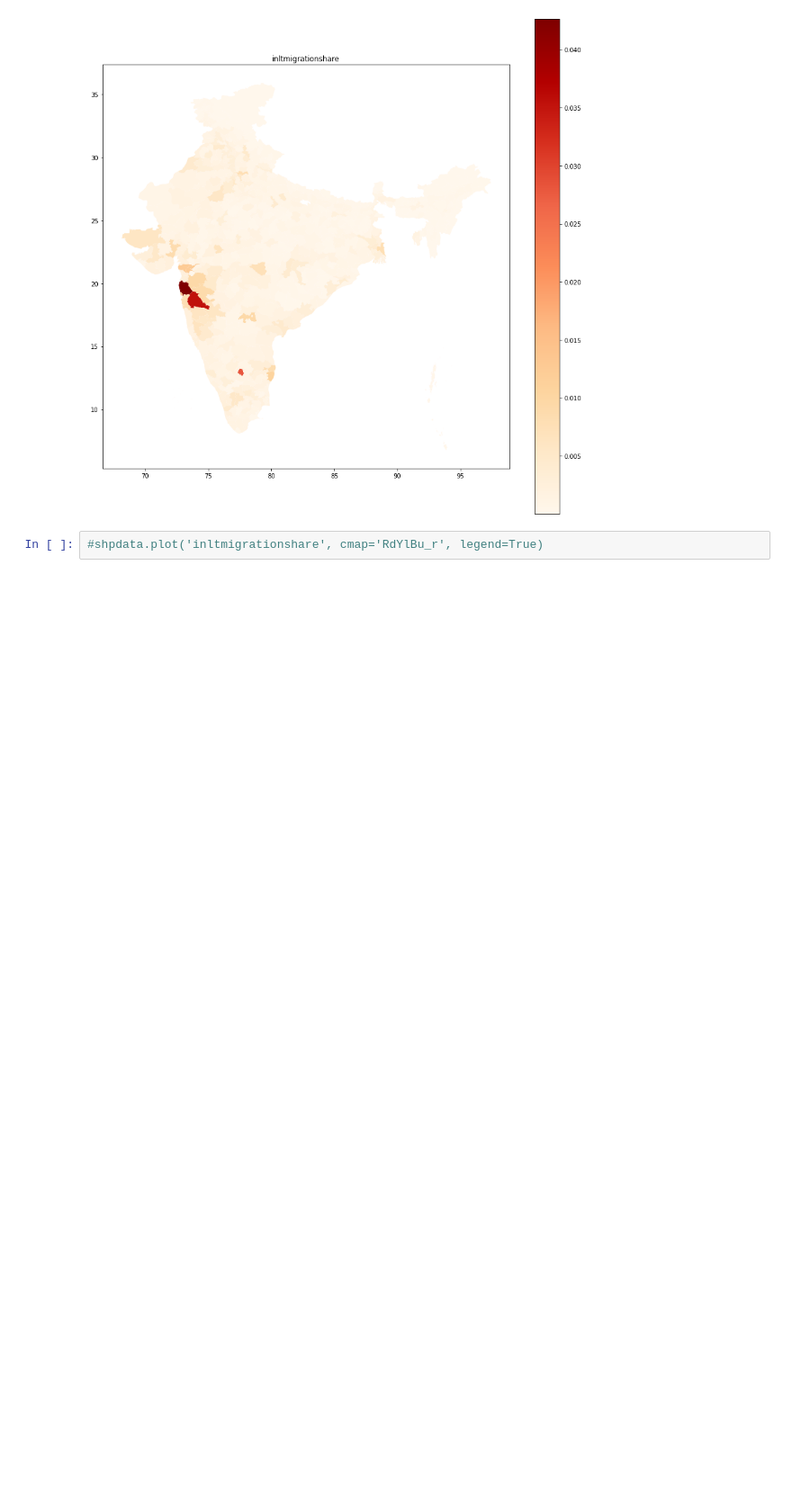
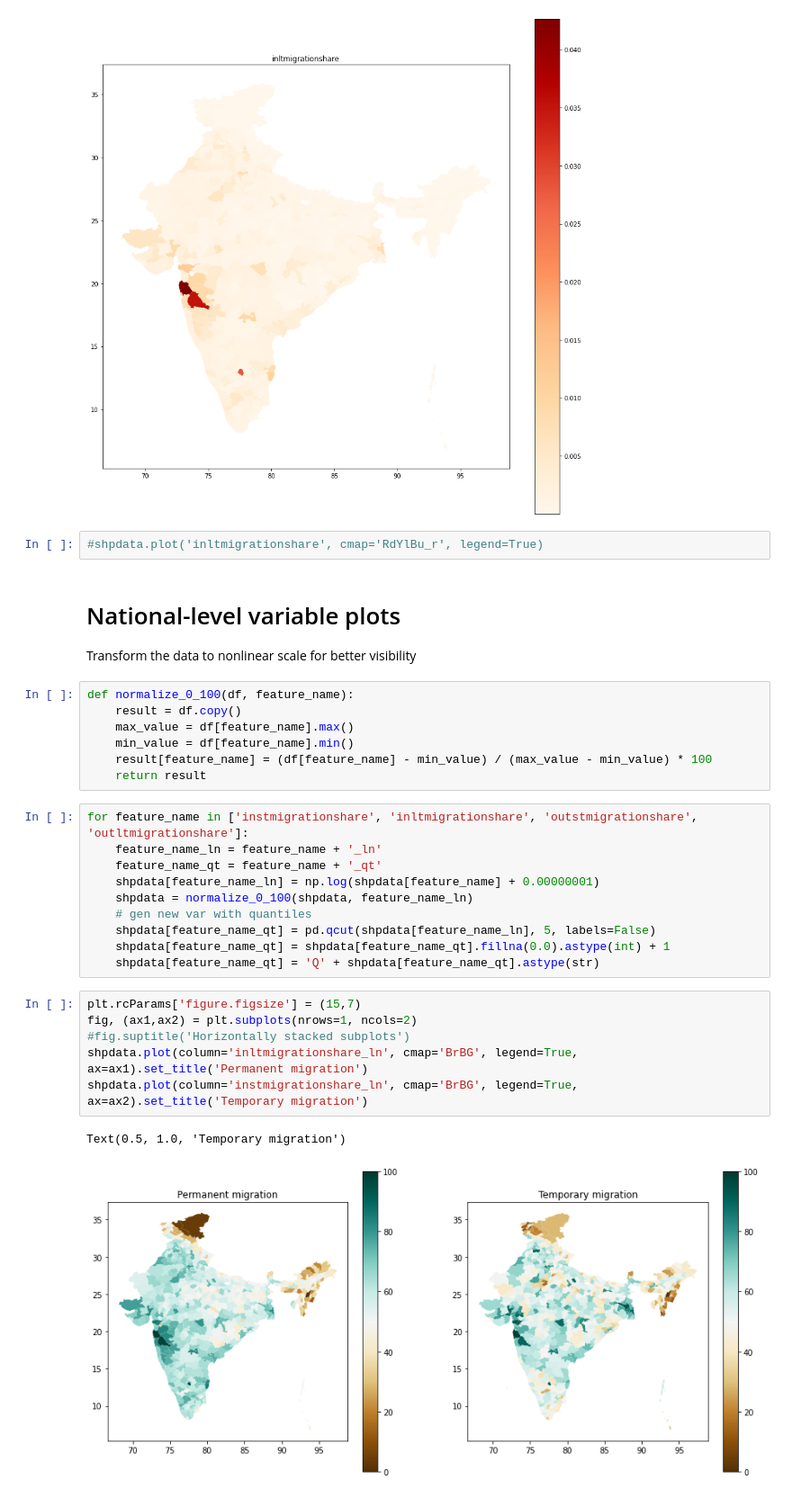
Before and after one commit to devdatalab/covid, a Jupyter notebook: e/explore_migration.ipynb, the cells around one changed output. Shown at 90% size. Cells and saved outputs as stored; diff of their text form; blank space fills up the shorter version.

Commit message:
Update migration plots, ignore ipynb_checkpoints

```diff
--- a/e/explore_migration.ipynb
+++ b/e/explore_migration.ipynb
@@ -28,3 +33,32 @@ Text(0.5, 1.0, 'inltmigrationshare')
 [figure]
 # %%
 #shpdata.plot('inltmigrationshare', cmap='RdYlBu_r', legend=True)
+# %% [markdown]
+# National-level variable plots
+Transform the data to nonlinear scale for better visibility
+# %%
+def normalize_0_100(df, feature_name):
+    result = df.copy()
+    max_value = df[feature_name].max()
+    min_value = df[feature_name].min()
+    result[feature_name] = (df[feature_name] - min_value) / (max_value - min_value) * 100
+    return result
+# %%
+for feature_name in ['instmigrationshare', 'inltmigrationshare', 'outstmigrationshare', 'outltmigrationshare']:
+    feature_name_ln = feature_name + '_ln'
+    feature_name_qt = feature_name + '_qt'
+    shpdata[feature_name_ln] = np.log(shpdata[feature_name] + 0.00000001)
+    shpdata = normalize_0_100(shpdata, feature_name_ln)
+    # gen new var with quantiles
+    shpdata[feature_name_qt] = pd.qcut(shpdata[feature_name_ln], 5, labels=False)
+    shpdata[feature_name_qt] = shpdata[feature_name_qt].fillna(0.0).astype(int) + 1
+    shpdata[feature_name_qt] = 'Q' + shpdata[feature_name_qt].astype(str)
+# %%
+plt.rcParams['figure.figsize'] = (15,7)
+fig, (ax1,ax2) = plt.subplots(nrows=1, ncols=2)
+#fig.suptitle('Horizontally stacked subplots')
+shpdata.plot(column='inltmigrationshare_ln', cmap='BrBG', legend=True, ax=ax1).set_title('Permanent migration')
+shpdata.plot(column='instmigrationshare_ln', cmap='BrBG', legend=True, ax=ax2).set_title('Temporary migration')
+# %% [output]
+Text(0.5, 1.0, 'Temporary migration')
+[figure, added]
```
Also changed, not shown: parts of 11 cells of this notebook, 1 other file.
